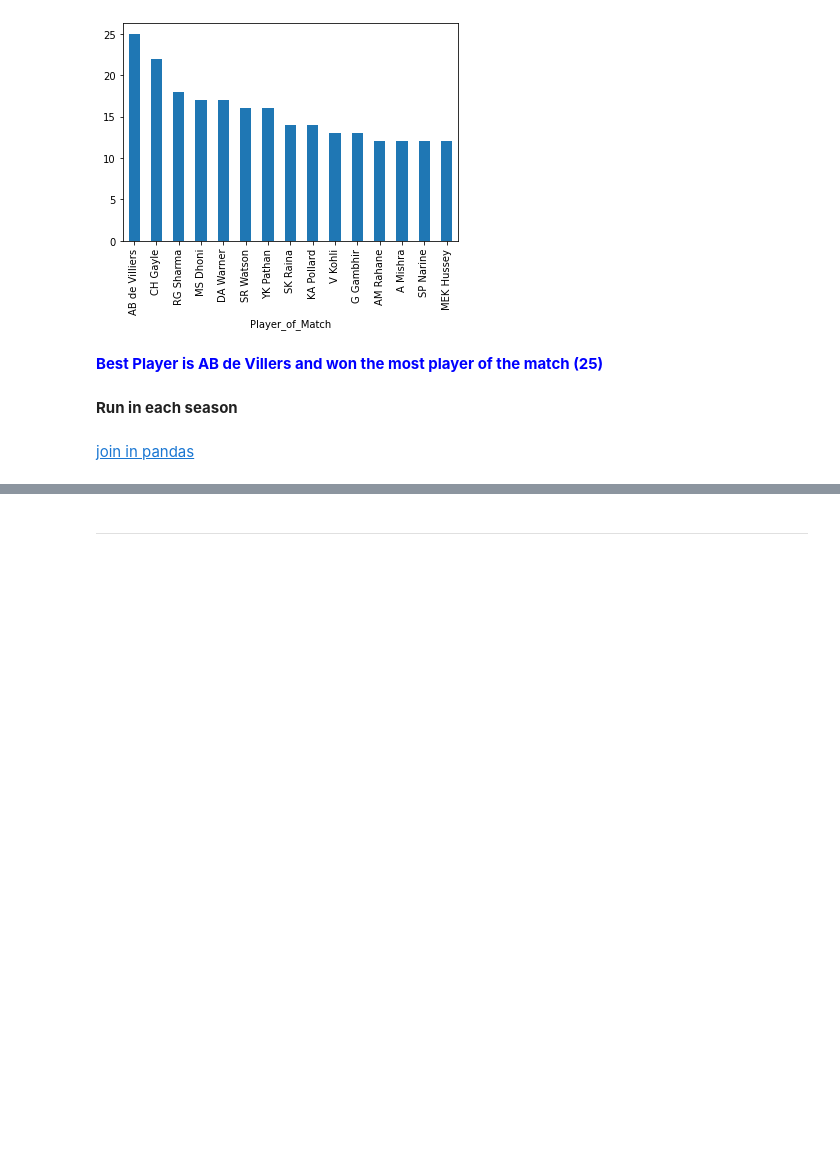
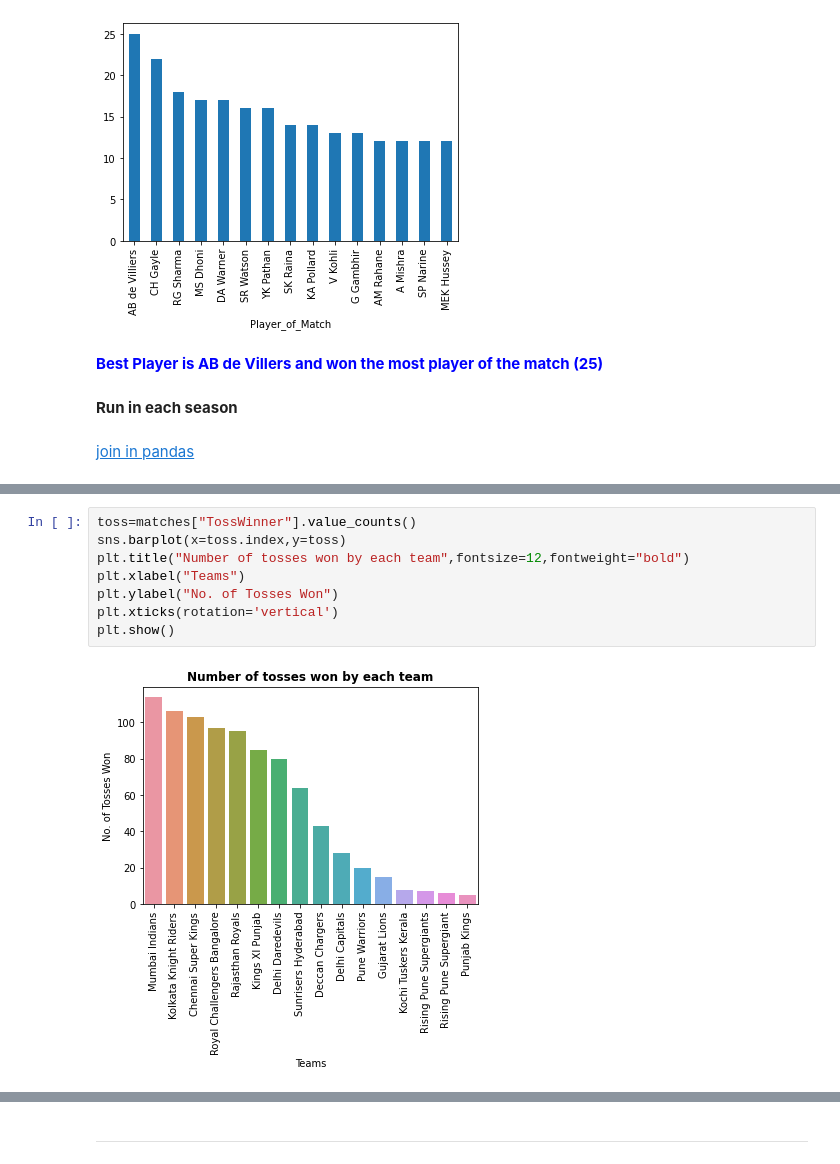
Before and after one commit to GeetikaSh/IPL_2022, a Jupyter notebook: ipl-analysis.ipynb, the cells around one changed output, grey strips where cells are left out. Saved outputs shown, nothing was run; the diff lists cells and outputs as text; blank space fills up the shorter version.

```diff
--- a/ipl-analysis.ipynb
+++ b/ipl-analysis.ipynb
@@ -369,0 +409,10 @@ season_data
+# %%
+toss=matches["TossWinner"].value_counts()
+sns.barplot(x=toss.index,y=toss)
+plt.title("Number of tosses won by each team",fontsize=12,fontweight="bold")
+plt.xlabel("Teams")
+plt.ylabel("No. of Tosses Won")
+plt.xticks(rotation='vertical')
+plt.show()
+# %% [output]
+[figure, added]
```
Also changed, not shown: parts of 19 cells of this notebook.
